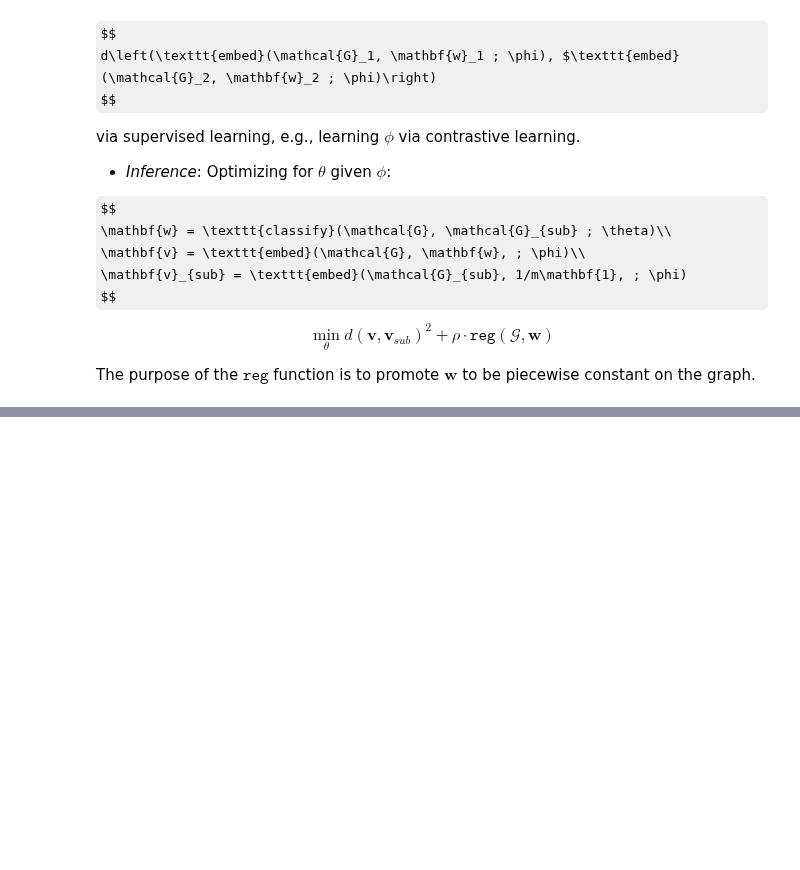
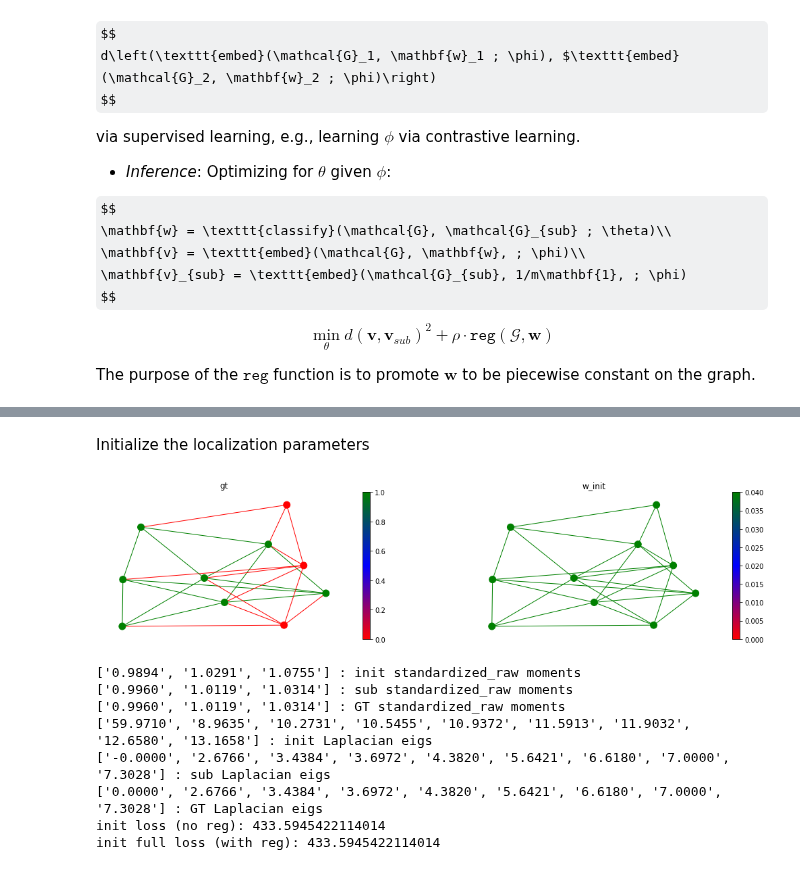
Before and after one commit to vistalab-technion/GraphMatching, a Jupyter notebook: subgraph_matching_via_nn/subgraph_localization_poc.ipynb, the cells around one changed output, grey strips where cells are left out. Cells and saved outputs as stored; diff of their text form; code cells hidden in the pictures; some formulas as TeX source; blank space fills up the shorter version.

```diff
--- a/subgraph_matching_via_nn/subgraph_localization_poc.ipynb
+++ b/subgraph_matching_via_nn/subgraph_localization_poc.ipynb
@@ -439,0 +125,46 @@ Remark: embeddings_gt and embeddings_sub might differ if we don't transform to l
+# %%
+params = {}
+params["maxiter"] = 5000
+params["lr"] = 0.0000002  # 0.0002 is good
+params["n_moments"] = 4
+params["m"] = len(processed_sub_graph.G_sub.nodes())
+params["k_update_plot"] = 250
+params['spectral_op_type'] = 'Laplacian' # 'Laplacian'. 'Adjacency'
+params["moment_type"] = "standardized_raw"  # options: 'central' ,'raw', 'standardized_raw', 'standardized_central'
+params["reg_params"] = [0]  # reg param  # 0.02  is good
+params["reg_terms"] = [graph_total_variation]
+params["quantile_level"] = (n-m)/m
+
+node_classifier_network = NodeClassifierNetworkFactory.create_node_classifier_network(processed_G,
+                                                                                      NodeClassifierLastLayerType.SquaredNormalized, NodeClassifierNetworkType.Identity, params)
+node_classifier_network.train_node_classifier(G_sub=sub_graph.G_sub, graph_generator=None)
+
+embedding_nns = GraphEmbeddingNetworkFactory.create_embedding_networks(sub_graph, params,
+                                                                       [EmbeddingNetworkType.Moments, EmbeddingNetworkType.Spectral])
+
+composite_nn = CompositeNeuralNetwork(node_classifier_network=node_classifier_network,
+                                      embedding_networks=embedding_nns)
+embedding_metric_nn = EmbeddingMetricNetwork(loss_fun=torch.nn.MSELoss())
+# %% [markdown]
+Initialize the localization parameters
+# %%
+gt_indicator = sub_graph.edge_indicator if to_line else sub_graph.node_indicator
+gt_indicator_tensor = composite_nn.init_network_with_indicator(processed_sub_graph)
+w_init = node_classifier_network(A=processed_sub_graph.A_full,
+                                              params=params).detach().numpy()
+
+plot_services.plot_subgraph_gt_vs_initial_indicators(sub_graph, processed_sub_graph, w_init, gt_indicator)
+
+# compute loss and embedding at init
+composite_solver = BaseCompositeSolver(composite_nn, embedding_metric_nn, graph_processor, params)
+loss, ref_loss = composite_solver.compare(processed_sub_graph.A_full, processed_sub_graph.A_sub, gt_indicator_tensor, A_sub_indicator=None)
+# %% [output]
+[figure, added]
+['0.9894', '1.0291', '1.0755'] : init standardized_raw moments
+['0.9960', '1.0119', '1.0314'] : sub standardized_raw moments
+['0.9960', '1.0119', '1.0314'] : GT standardized_raw moments
+['59.9710', '8.9635', '10.2731', '10.5455', '10.9372', '11.5913', '11.9032', '12.6580', '13.1658'] : init Laplacian eigs
+['-0.0000', '2.6766', '3.4384', '3.6972', '4.3820', '5.6421', '6.6180', '7.0000', '7.3028'] : sub Laplacian eigs
+['0.0000', '2.6766', '3.4384', '3.6972', '4.3820', '5.6421', '6.6180', '7.0000', '7.3028'] : GT Laplacian eigs
+init loss (no reg): 433.5945422114014
+init full loss (with reg): 433.5945422114014
```
Also changed, not shown: parts of 21 cells of this notebook, 12 other files.
